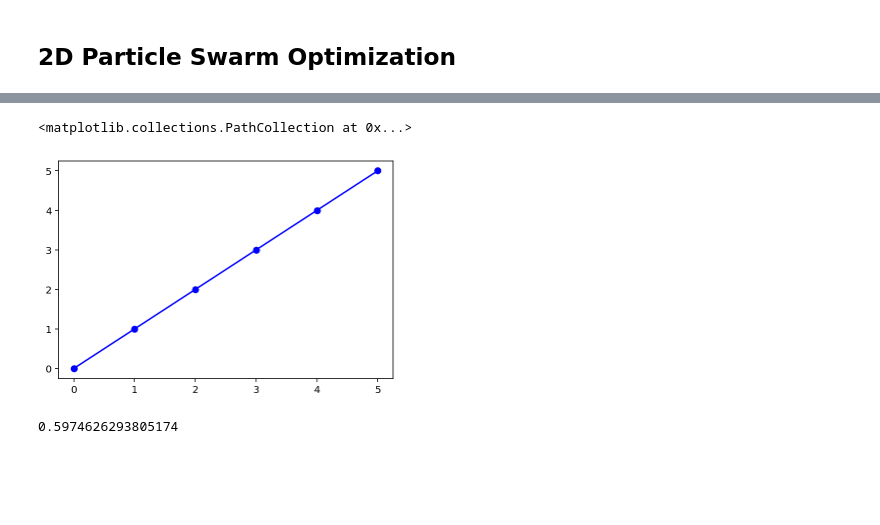
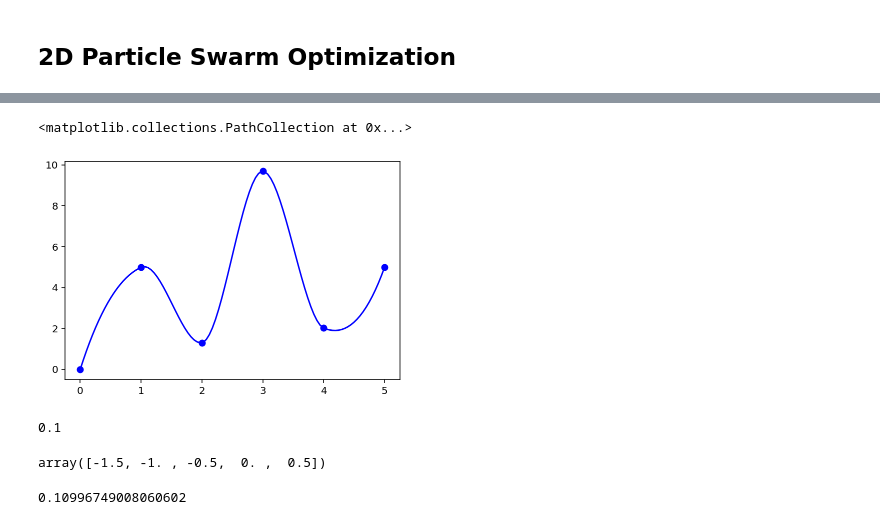
Before and after one commit to naguzmans/opportunistic-utm, a Jupyter notebook: pso_model_2D.ipynb, the cells around one changed output, grey strips where cells are left out. Drawn from its saved outputs; the diff is of its cells as text; code cells hidden in the pictures; blank space fills up the shorter version.

```diff
--- a/pso_model_2D.ipynb
+++ b/pso_model_2D.ipynb
@@ -204,38 +213,38 @@ import csaps
 
 def CreateVector(start, end, handles):
   x = np.linspace(start[0], end[0], handles+2)
   y = np.linspace(start[1], end[1], handles+2)
 
   for i in range(1, len(x)):
-    x[i] = x[i] * (.5 + np.random.uniform(1))
-    y[i] = y[i] * (.5 + np.random.uniform(1))
+    # x[i] = x[i] * (.5 + np.random.uniform(1))
+    y[i] = y[i] * (np.random.uniform(50)/100)
 
-    if x[i] < x[i-1]:
-      x[i] = x[i-1] * 1.1
+    # if x[i] < x[i-1]:
+    #   x[i] = x[i-1] * 1.1
 
-    if y[i] < y[i-1]:
-      y[i] = y[i-1] * 1.1
+  #   if y[i] < y[i-1]:
+  #     y[i] = y[i-1] * 1.1
 
-  x = x/x[-1] * end[0]
+  # x = x/x[-1] * end[0]
   y = y/y[-1] * end[1]
   return x,y
 
 xv, yv = CreateVector((0,0),(5,5),4)
 
 # xv = [0,1,2,1,5]
 
 pchip = interpolate.Akima1DInterpolator(xv, yv)
 xs = np.linspace(0, 5, 100)
 ys = pchip(xs)
 
 pchip = pchip.derivative(nu=1)
 # cs = csaps.CubicSmoothingSpline(xv, yv, smooth=1)
 # ycsaps = cs(xs)
 # ds1 = cs.spline.derivative(nu=1)
 
 plt.plot(xs, ys, 'b')
 # plt.plot(xv, yv, 'r')
 plt.scatter(xv, yv, c='b')
 # %% [output]
 <matplotlib.collections.PathCollection at 0x...>
-[figure, old version]
+[figure, new version]
@@ -242,4 +256,12 @@ plt.scatter(xv, yv, c='b')
+# %%
+np.mean(v)
+# %% [output]
+0.1
+# %%
+1-np.array([5,4,3,2,1])/2
+# %% [output]
+array([-1.5, -1. , -0.5,  0. ,  0.5])
 # %%
-np.random.uniform(10)/10
+np.random.uniform(-1,1)
 # %% [output]
-0.5974626293805174
+0.10996749008060602
```
Also changed, not shown: parts of 2 cells of this notebook.
